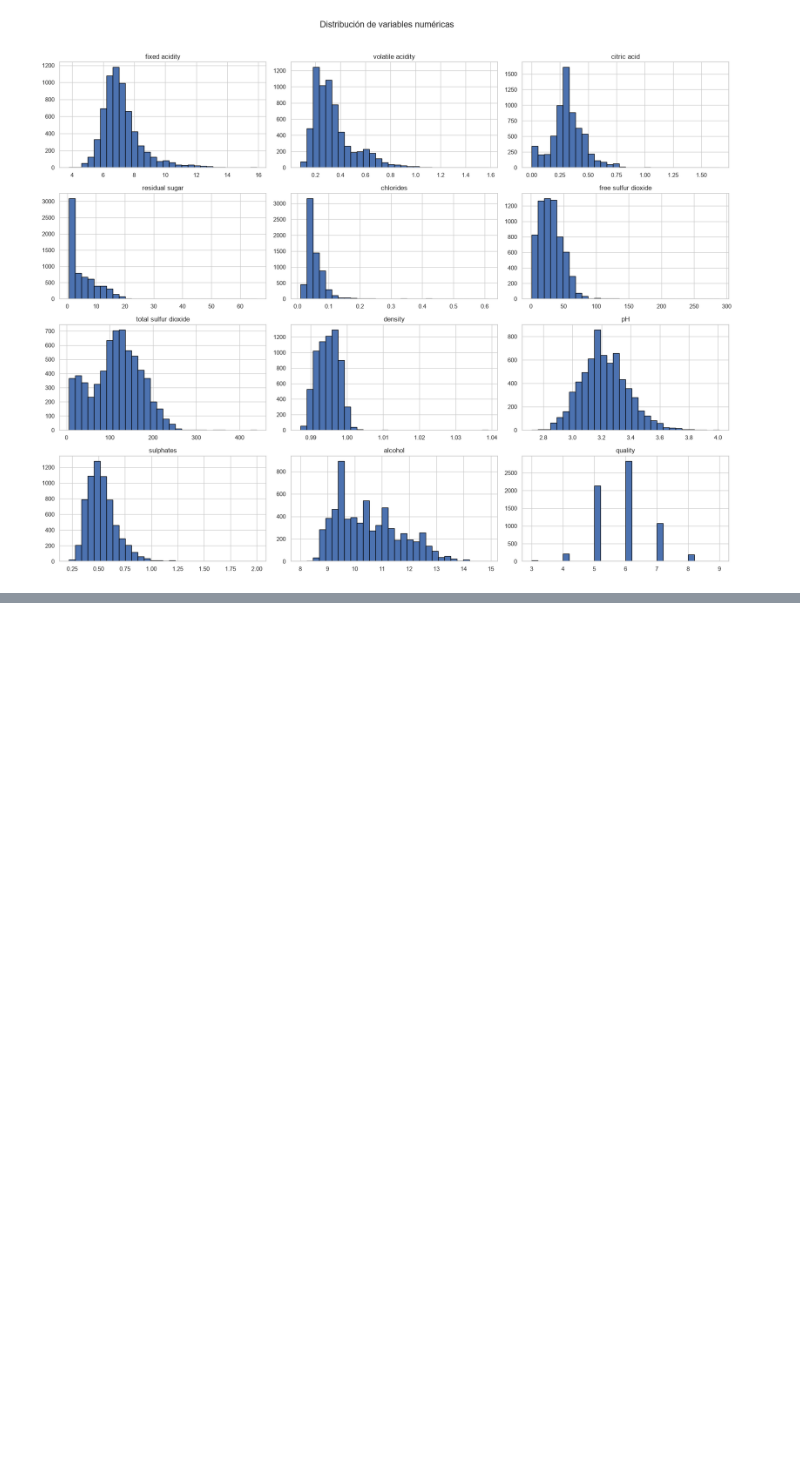
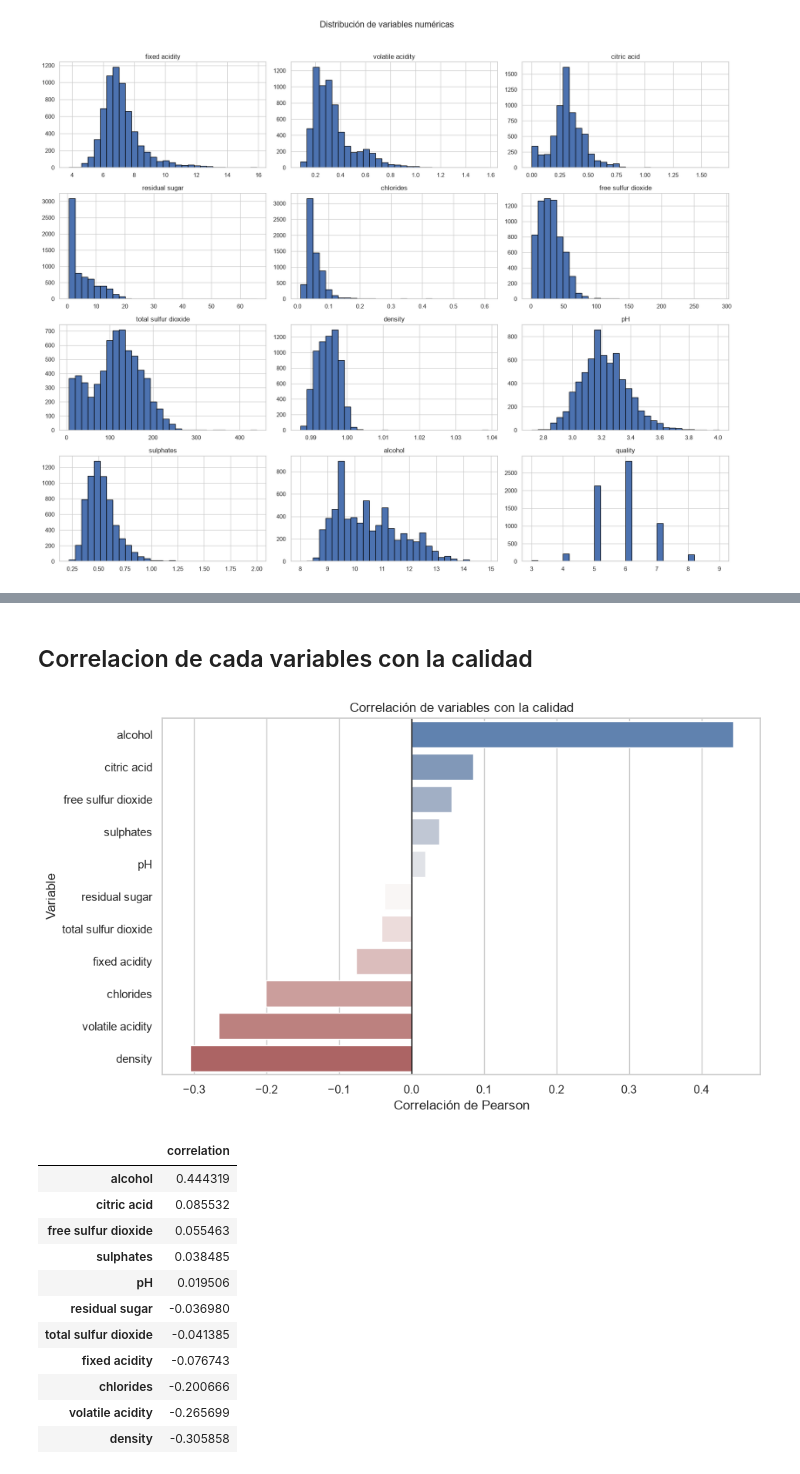
Before and after one commit to MauOrtizC/Proyecto-D-Sistema-de-Prediccion-de-Calidad-de-Vino, a Jupyter notebook: notebooks/01_EDA.ipynb, the cells around one changed output, grey strips where cells are left out. Drawn from its saved outputs; the diff is of its cells as text; code cells hidden in the pictures; blank space fills up the shorter version.

```diff
--- a/notebooks/01_EDA.ipynb
+++ b/notebooks/01_EDA.ipynb
@@ -164,0 +193,19 @@ eda.numerical_distributions()
+# %% [markdown]
+## Correlacion de cada variables con la calidad
+# %%
+quality_correlations = eda.quality_correlations()
+display(quality_correlations.to_frame("correlation"))
+# %% [output]
+[figure, added]
+|  | correlation |
+| alcohol | 0.444319 |
+| citric acid | 0.085532 |
+| free sulfur dioxide | 0.055463 |
+| sulphates | 0.038485 |
+| pH | 0.019506 |
+| residual sugar | -0.036980 |
+| total sulfur dioxide | -0.041385 |
+| fixed acidity | -0.076743 |
+| chlorides | -0.200666 |
+| volatile acidity | -0.265699 |
+| density | -0.305858 |
```
Also changed, not shown: parts of 10 cells of this notebook, 4 other files.
